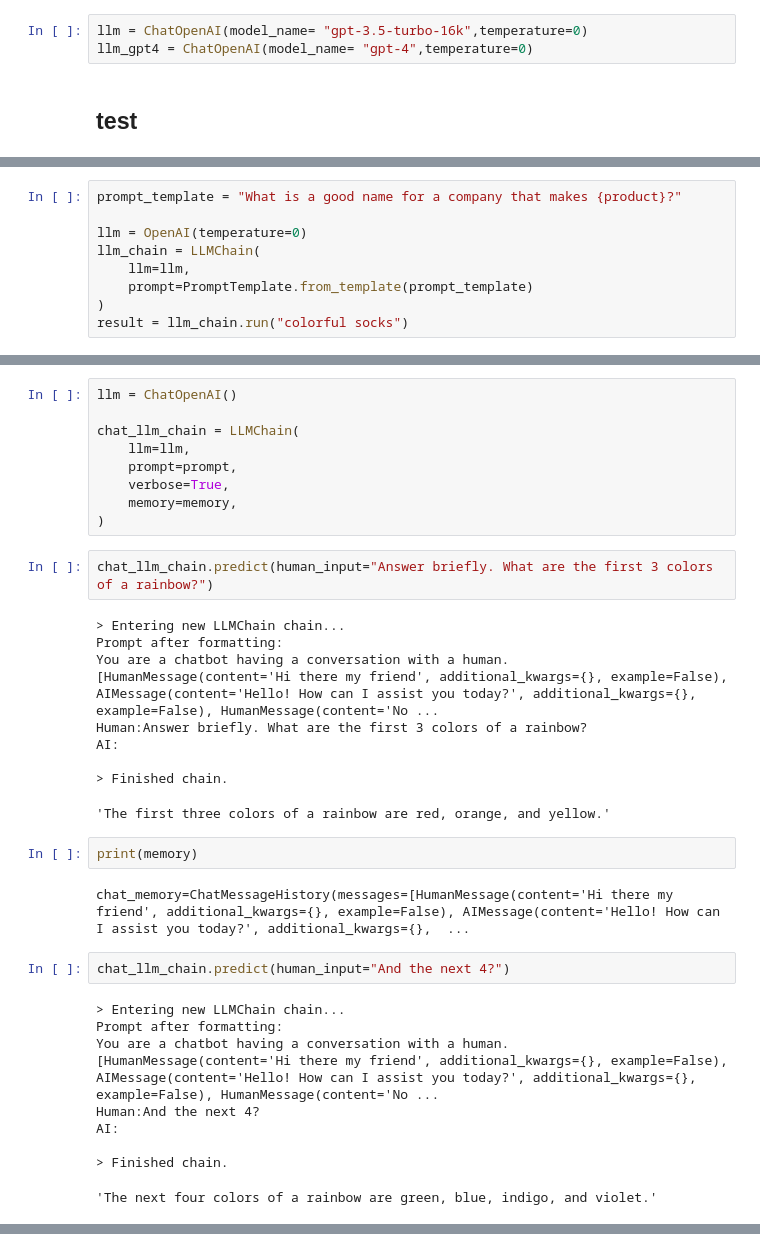
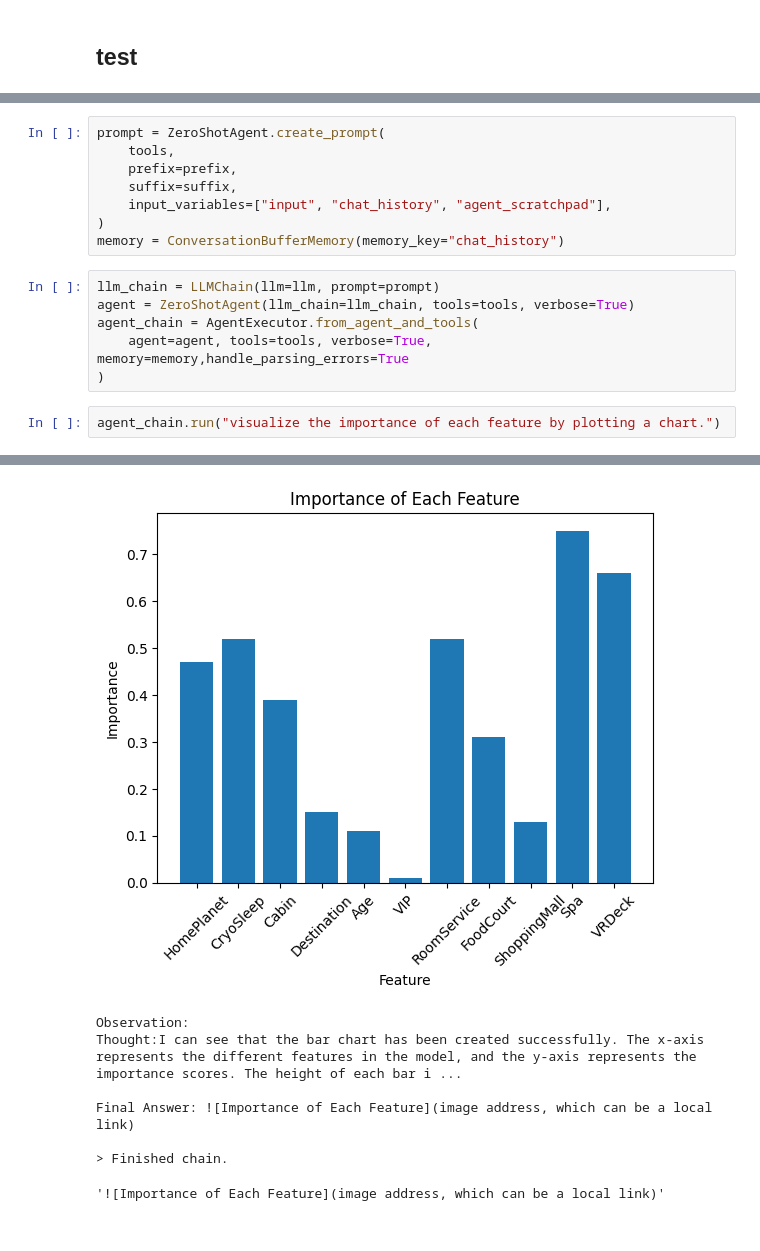
Before and after one commit to bxdgfw/LLM-XAI, a Jupyter notebook: LLM2EBM.ipynb, the cells around one changed output, grey strips where cells are left out. Drawn from its saved outputs; the diff is of its cells as text.

```diff
--- a/LLM2EBM.ipynb
+++ b/LLM2EBM.ipynb
@@ -798,6 +809,3 @@ import re
-# %%
-llm = ChatOpenAI(model_name= "gpt-3.5-turbo-16k",temperature=0)
-llm_gpt4 = ChatOpenAI(model_name= "gpt-4",temperature=0)
 # %% [markdown]
 ## test
 # %%
@@ -996,9 +872,0 @@ memory = ConversationBufferMemory(memory_key="history",return_messages=True)
-# %%
-prompt_template = "What is a good name for a company that makes {product}?"
-
-llm = OpenAI(temperature=0)
-llm_chain = LLMChain(
-    llm=llm,
-    prompt=PromptTemplate.from_template(prompt_template)
-)
-result = llm_chain.run("colorful socks")
@@ -1021,37 +873,17 @@ memory = ConversationBufferMemory(memory_key="chat_history", return_messages=Tru
+# %%
+prompt = ZeroShotAgent.create_prompt(
+    tools,
+    prefix=prefix,
+    suffix=suffix,
+    input_variables=["input", "chat_history", "agent_scratchpad"],
+)
+memory = ConversationBufferMemory(memory_key="chat_history")
 # %%
-llm = ChatOpenAI()
-
-chat_llm_chain = LLMChain(
-    llm=llm,
-    prompt=prompt,
-    verbose=True,
-    memory=memory,
+llm_chain = LLMChain(llm=llm, prompt=prompt)
+agent = ZeroShotAgent(llm_chain=llm_chain, tools=tools, verbose=True)
+agent_chain = AgentExecutor.from_agent_and_tools(
+    agent=agent, tools=tools, verbose=True, memory=memory,handle_parsing_errors=True
 )
-# %%
-chat_llm_chain.predict(human_input="Answer briefly. What are the first 3 colors of a rainbow?")
-# %% [output]
-> Entering new LLMChain chain...
-Prompt after formatting:
-You are a chatbot having a conversation with a human.
-[HumanMessage(content='Hi there my friend', additional_kwargs={}, example=False), AIMessage(content='Hello! How can I assist you today?', additional_kwargs={}, example=False), HumanMessage(content='No ...
-Human:Answer briefly. What are the first 3 colors of a rainbow?
-AI:
-
-> Finished chain.
-'The first three colors of a rainbow are red, orange, and yellow.'
-# %%
-print(memory)
-# %% [output]
-chat_memory=ChatMessageHistory(messages=[HumanMessage(content='Hi there my friend', additional_kwargs={}, example=False), AIMessage(content='Hello! How can I assist you today?', additional_kwargs={},  ...
-# %%
-chat_llm_chain.predict(human_input="And the next 4?")
-# %% [output]
-> Entering new LLMChain chain...
-Prompt after formatting:
-You are a chatbot having a conversation with a human.
-[HumanMessage(content='Hi there my friend', additional_kwargs={}, example=False), AIMessage(content='Hello! How can I assist you today?', additional_kwargs={}, example=False), HumanMessage(content='No ...
-Human:And the next 4?
-AI:
-
-> Finished chain.
-'The next four colors of a rainbow are green, blue, indigo, and violet.'
+# %%
+agent_chain.run("visualize the importance of each feature by plotting a chart.")
+# %% [output]
@@ -1057,0 +907,8 @@ AI:
+[figure, added]
+Observation:
+Thought:I can see that the bar chart has been created successfully. The x-axis represents the different features in the model, and the y-axis represents the importance scores. The height of each bar i ...
+
+Final Answer: ![Importance of Each Feature](image address, which can be a local link)
+
+> Finished chain.
+'![Importance of Each Feature](image address, which can be a local link)'
```
Also changed, not shown: parts of 37 cells of this notebook.
